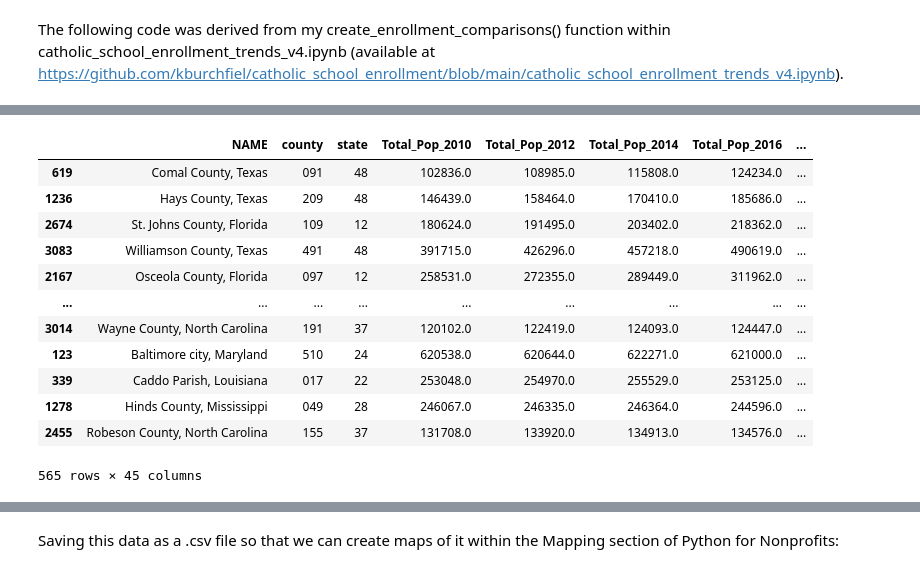
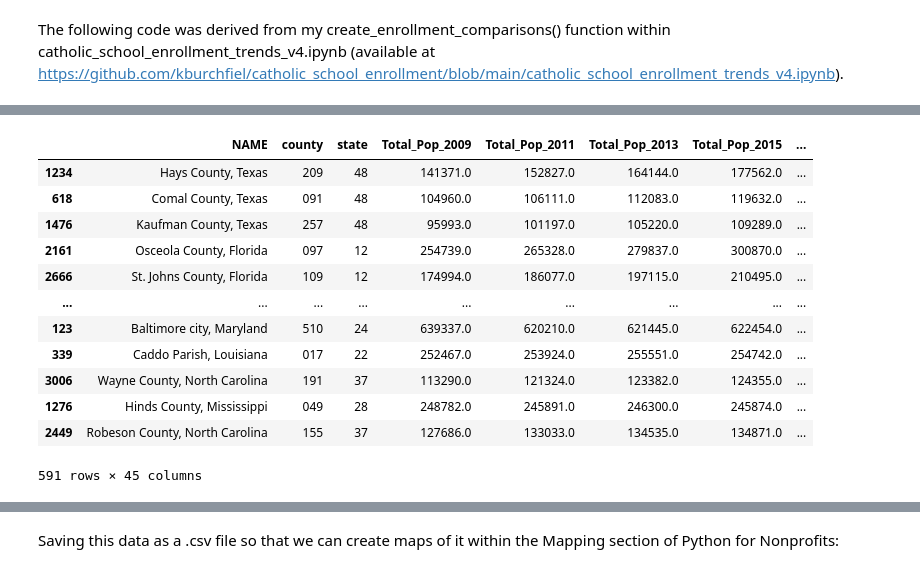
Before and after one commit to kburchfiel/pfn, a Jupyter notebook: Census_Data_Imports/census_data_imports_v2.ipynb, the cells around one changed output, grey strips where cells are left out. Saved outputs shown, nothing was run; the diff lists cells and outputs as text; code cells hidden in the pictures.

```diff
--- a/Census_Data_Imports/census_data_imports_v2.ipynb
+++ b/Census_Data_Imports/census_data_imports_v2.ipynb
@@ -199,9 +200,9 @@ def create_variable_aliases(df_variables, variable_list):
     function easier to interpret.
 
     df_variables: A DataFrame containing a list of Census variables. For
-    an example of this list for the 2022 American Community Survey (5-Year
+    an example of this list for the 2021 American Community Survey (5-Year
     Estimates), visit:
-    https://api.census.gov/data/2022/acs/acs5/examples.html .
+    https://api.census.gov/data/2021/acs/acs5/examples.html .
 
     variable_list: The list of variables to rename
     (e.g. ['B01001_001E', 'B01001_002E']).
@@ -253,8 +254,8 @@ def retrieve_census_data(survey, year, region, key, variable_list,
     year: the year for which you wish to retrieve survey data. Note that,
     When region is set to 'acs5', the survey results will include data
     for the 5 years leading up to (and including) the 'year' argument.
-    (For example, if you set 'year' to 2022, you'll retrieve ACS5 data
-    from 2018 to 2022 (inclusive).)
+    (For example, if you set 'year' to 2021, you'll retrieve ACS5 data
+    from 2017 to 2021 (inclusive).)
 
 
     region: The geographic level at which you wish to retrieve data.
@@ -263,8 +264,8 @@ def retrieve_census_data(survey, year, region, key, variable_list,
     (for combined statistical area data);
     however, other regions are supported as well. Consult your survey's
     API examples page for other options. (For instance, if you wanted to
-    retrieve data by urban area within the 2022 ACS5, you could go to
-    https://api.census.gov/data/2022/acs/acs5/examples.html, then search
+    retrieve data by urban area within the 2021 ACS5, you could go to
+    https://api.census.gov/data/2021/acs/acs5/examples.html, then search
     for 'urban area.' The Urban Area URL ends with
     '&for=urban%20area:*&key=YOUR_KEY_GOES_HERE'. Therefore, you'd want to
     use 'urban%20area' as your 'region' argument.)
@@ -317,7 +318,7 @@ in your variable list: {duplicate_variables}")
     if region == 'zip':
         region = 'zip%20code%20tabulation%20area' # Based on
         # the ZCTA example within
-        # https://api.census.gov/data/2022/acs/acs5/examples.html
+        # https://api.census.gov/data/2021/acs/acs5/examples.html
 
     if region == 'csa':
         region = 'combined%20statistical%20area'
@@ -459,9 +460,9 @@ Next, we'll define a list of years for which we would like to retrieve Census da
 # %%
-years_to_retrieve = [latest_acs5_year - 12, latest_acs5_year -10,
-                     latest_acs5_year - 8,
-                     latest_acs5_year - 6,
-                     latest_acs5_year - 5,
-                     latest_acs5_year]
+years_to_retrieve = [acs5_year - 12, acs5_year -10,
+                     acs5_year - 8,
+                     acs5_year - 6,
+                     acs5_year - 5,
+                     acs5_year]
 # American Community Survey 1-year estimates weren't available in 2020,
 # so you'll want to remove that year from your list if it happens to be present.
 # However, because I decided to use 5-year rather than 1-year estimates,
@@ -547,14 +548,14 @@ The following cell adds together male and female population totals in order to c
 # %%
 df_growth_data_by_year['Total_Pop_25_to_29'] = (df_growth_data_by_year[
-'Sex by Age_Estimate!!Total:!!Male:!!25 to 29 years (B01001_011E)'] +
+'SEX BY AGE_Estimate!!Total:!!Male:!!25 to 29 years (B01001_011E)'] +
 df_growth_data_by_year[
-'Sex by Age_Estimate!!Total:!!Female:!!25 to 29 years (B01001_035E)'])
+'SEX BY AGE_Estimate!!Total:!!Female:!!25 to 29 years (B01001_035E)'])
 df_growth_data_by_year.rename(
-    columns = {'Sex by Age_Estimate!!Total: (B01001_001E)':'Total_Pop'},
+    columns = {'SEX BY AGE_Estimate!!Total: (B01001_001E)':'Total_Pop'},
 inplace = True)
 df_growth_data_by_year.drop(
-    ['Sex by Age_Estimate!!Total:!!Male:!!25 to 29 years (B01001_011E)',
-     'Sex by Age_Estimate!!Total:!!Female:!!25 to 29 years (B01001_035E)'],
+    ['SEX BY AGE_Estimate!!Total:!!Male:!!25 to 29 years (B01001_011E)',
+     'SEX BY AGE_Estimate!!Total:!!Female:!!25 to 29 years (B01001_035E)'],
      axis = 1, inplace = True)
 
 
@@ -685,23 +686,26 @@ df_growth_data_by_year_pivot
 # %%
 range_for_sorting = 5
-sort_column = f'{latest_acs5_year - range_for_sorting}-{latest_acs5_year} \
+range_start_year = acs5_year - range_for_sorting
+sort_column = f'{range_start_year}-{acs5_year} \
 % Change Rank'
 
-df_growth_data_by_year_pivot.query("Total_Pop_2010 >= 100000").sort_values(
+
+df_growth_data_by_year_pivot.query(
+    f"Total_Pop_{range_start_year} >= 100000").sort_values(
     sort_column).dropna(subset = sort_column)
 # %% [output]
-|  | NAME | county | state | Total_Pop_2010 | Total_Pop_2012 | Total_Pop_2014 | Total_Pop_2016 | ... |
-| 619 | Comal County, Texas | 091 | 48 | 102836.0 | 108985.0 | 115808.0 | 124234.0 | ... |
-| 1236 | Hays County, Texas | 209 | 48 | 146439.0 | 158464.0 | 170410.0 | 185686.0 | ... |
-| 2674 | St. Johns County, Florida | 109 | 12 | 180624.0 | 191495.0 | 203402.0 | 218362.0 | ... |
-| 3083 | Williamson County, Texas | 491 | 48 | 391715.0 | 426296.0 | 457218.0 | 490619.0 | ... |
-| 2167 | Osceola County, Florida | 097 | 12 | 258531.0 | 272355.0 | 289449.0 | 311962.0 | ... |
+|  | NAME | county | state | Total_Pop_2009 | Total_Pop_2011 | Total_Pop_2013 | Total_Pop_2015 | ... |
+| 1234 | Hays County, Texas | 209 | 48 | 141371.0 | 152827.0 | 164144.0 | 177562.0 | ... |
+| 618 | Comal County, Texas | 091 | 48 | 104960.0 | 106111.0 | 112083.0 | 119632.0 | ... |
+| 1476 | Kaufman County, Texas | 257 | 48 | 95993.0 | 101197.0 | 105220.0 | 109289.0 | ... |
+| 2161 | Osceola County, Florida | 097 | 12 | 254739.0 | 265328.0 | 279837.0 | 300870.0 | ... |
+| 2666 | St. Johns County, Florida | 109 | 12 | 174994.0 | 186077.0 | 197115.0 | 210495.0 | ... |
 | ... | ... | ... | ... | ... | ... | ... | ... | ... |
-| 3014 | Wayne County, North Carolina | 191 | 37 | 120102.0 | 122419.0 | 124093.0 | 124447.0 | ... |
-| 123 | Baltimore city, Maryland | 510 | 24 | 620538.0 | 620644.0 | 622271.0 | 621000.0 | ... |
-| 339 | Caddo Parish, Louisiana | 017 | 22 | 253048.0 | 254970.0 | 255529.0 | 253125.0 | ... |
-| 1278 | Hinds County, Mississippi | 049 | 28 | 246067.0 | 246335.0 | 246364.0 | 244596.0 | ... |
-| 2455 | Robeson County, North Carolina | 155 | 37 | 131708.0 | 133920.0 | 134913.0 | 134576.0 | ... |
+| 123 | Baltimore city, Maryland | 510 | 24 | 639337.0 | 620210.0 | 621445.0 | 622454.0 | ... |
+| 339 | Caddo Parish, Louisiana | 017 | 22 | 252467.0 | 253924.0 | 255551.0 | 254742.0 | ... |
+| 3006 | Wayne County, North Carolina | 191 | 37 | 113290.0 | 121324.0 | 123382.0 | 124355.0 | ... |
+| 1276 | Hinds County, Mississippi | 049 | 28 | 248782.0 | 245891.0 | 246300.0 | 245874.0 | ... |
+| 2449 | Robeson County, North Carolina | 155 | 37 | 127686.0 | 133033.0 | 134535.0 | 134871.0 | ... |
-565 rows × 45 columns
+591 rows × 45 columns
 # %%
 df_1m_pop_pct_changes = df_growth_data_by_year_pivot.query(
```
Also changed, not shown: parts of 37 cells of this notebook, 25 other files.
